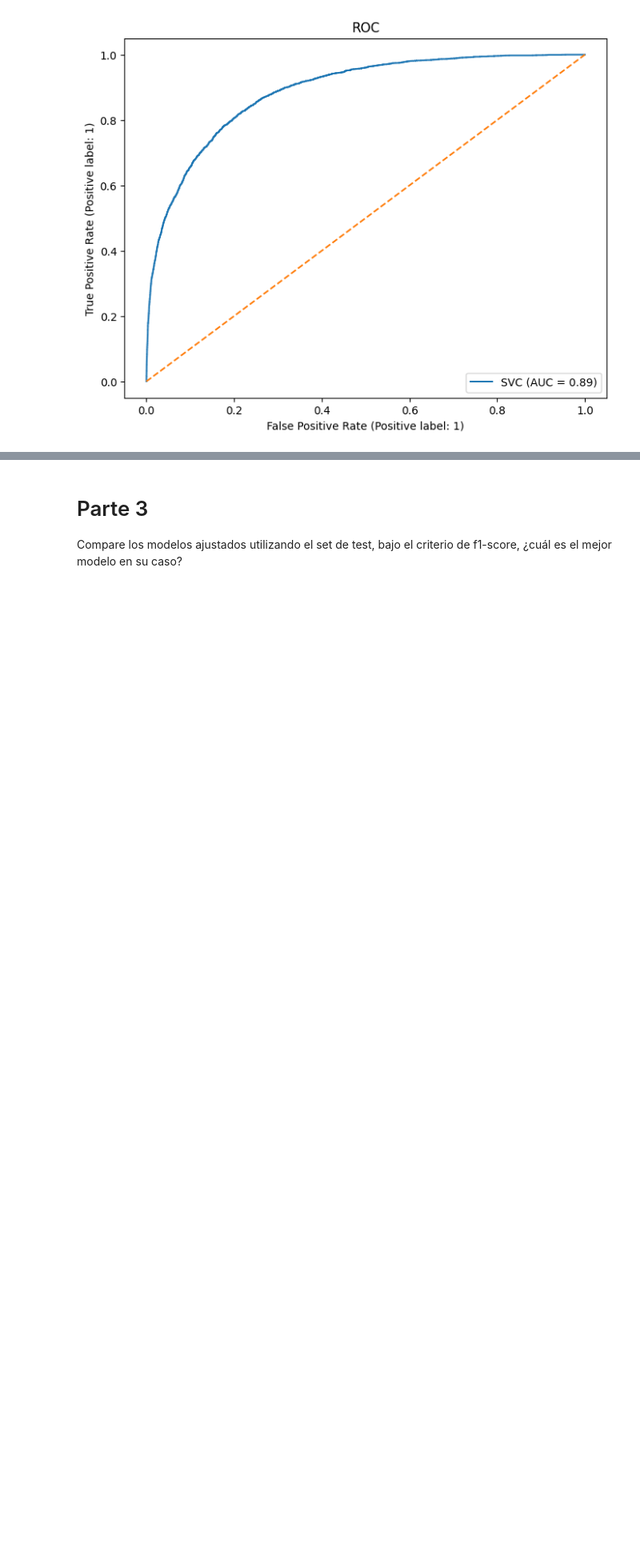
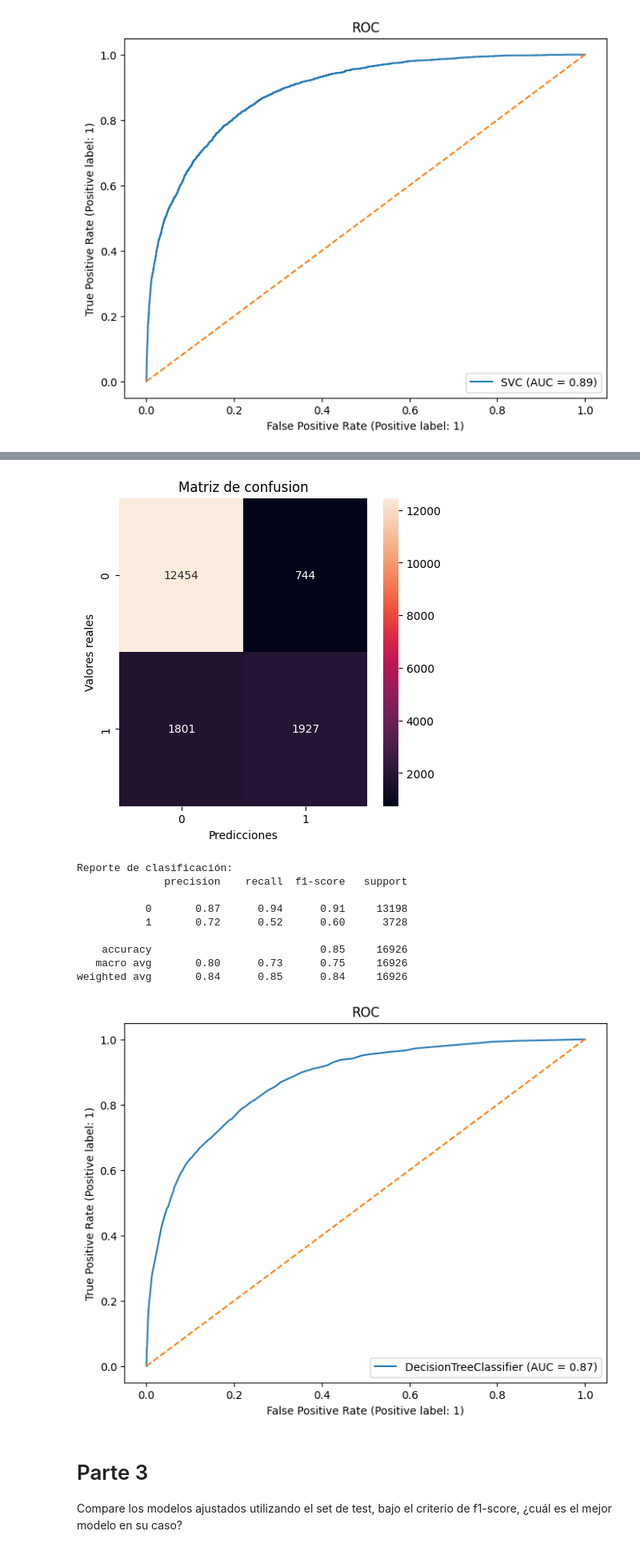
Before and after one commit to davidlealo/tallermodelossupervisados, a Jupyter notebook: segundo_taller_v4.ipynb, the cells around one changed output, grey strips where cells are left out. Shown at 80% size. Saved outputs shown, nothing was run; the diff lists cells and outputs as text; code cells hidden in the pictures; blank space fills up the shorter version.

```diff
--- a/segundo_taller_v4.ipynb
+++ b/segundo_taller_v4.ipynb
@@ -407,3 +518,20 @@ weighted avg       0.85      0.86      0.84     16926
+# %%
+# Mostrar resultado de árbol de decisión con parametros optimizados
+
+y_predad2=ad2.predict(X_test)
+mostrar_resultados(y_test,y_predad2,X_test,ad2)
+# %% [output]
+[figure, added]
+Reporte de clasificación:
+              precision    recall  f1-score   support
+
+           0       0.87      0.94      0.91     13198
+           1       0.72      0.52      0.60      3728
+
+    accuracy                           0.85     16926
+   macro avg       0.80      0.73      0.75     16926
+weighted avg       0.84      0.85      0.84     16926
+[figure, added]
 # %% [markdown]
 # Parte 3
 
```
Also changed, not shown: parts of 8 cells of this notebook.
